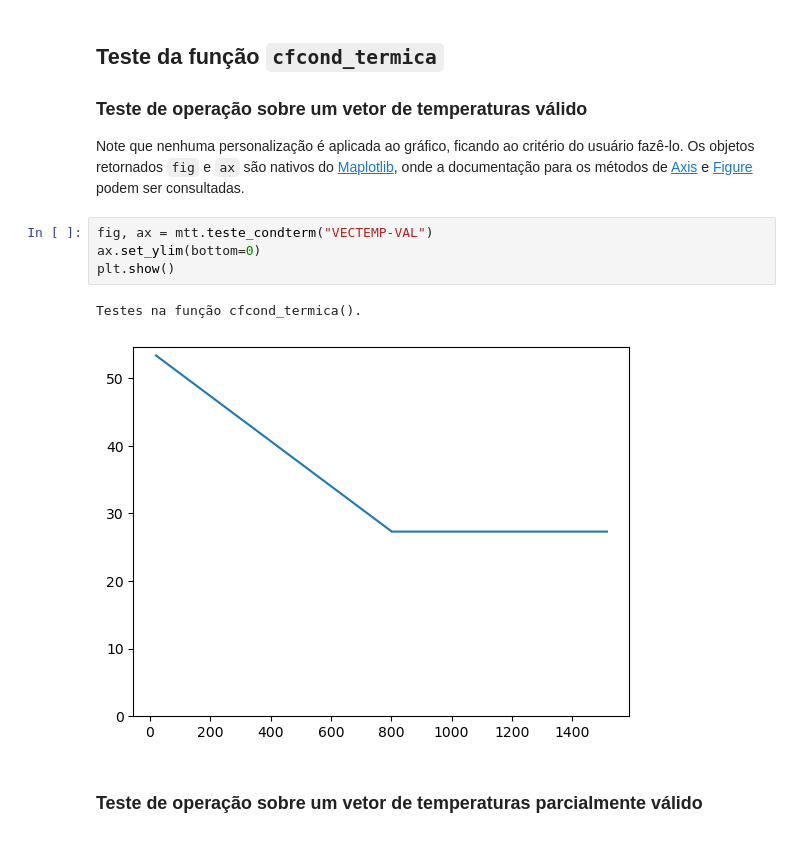
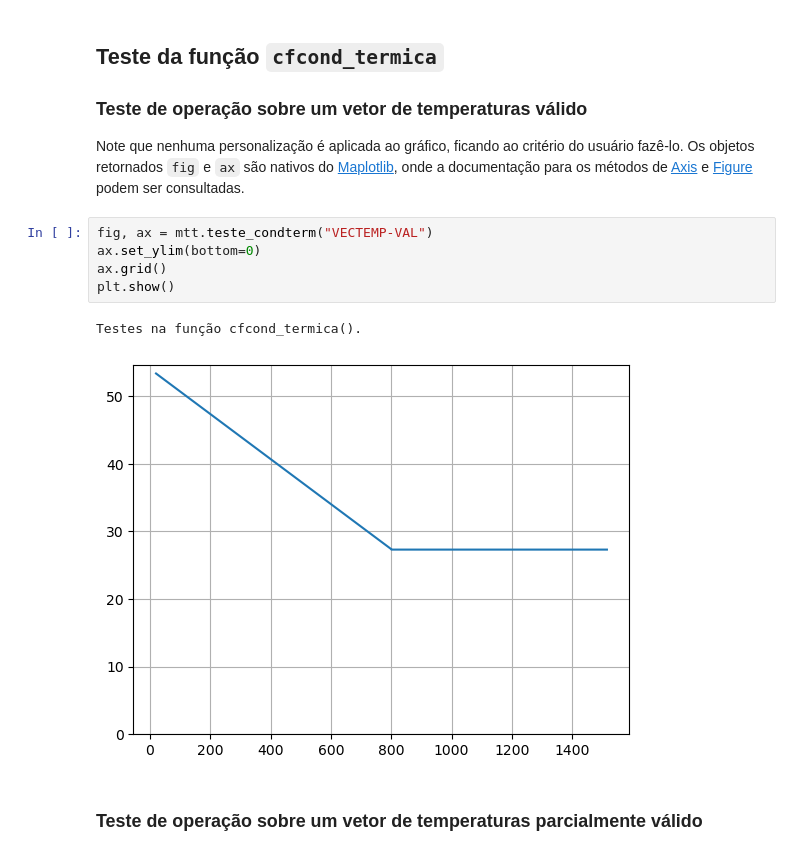
Before and after one commit to ProfLeao/codigosemdesenvolvimento, a Jupyter notebook: EDOMARCELO/coeficientespolinomiais.ipynb, the cells around one changed output. Saved outputs shown, nothing was run; the diff lists cells and outputs as text.

```diff
--- a/EDOMARCELO/coeficientespolinomiais.ipynb
+++ b/EDOMARCELO/coeficientespolinomiais.ipynb
@@ -174,10 +174,11 @@ Os objetos retornados `fig` e `ax` são nativos do [Maplotlib](https://matplotli
 # %%
 fig, ax = mtt.teste_condterm("VECTEMP-VAL")
 ax.set_ylim(bottom=0)
+ax.grid()
 plt.show()
 # %% [output]
 Testes na função cfcond_termica().
-[figure, old version]
+[figure, new version]
 # %% [markdown]
 ### Teste de operação sobre um vetor de temperaturas parcialmente válido
 # %%
```
Also changed, not shown: parts of 3 cells of this notebook.
